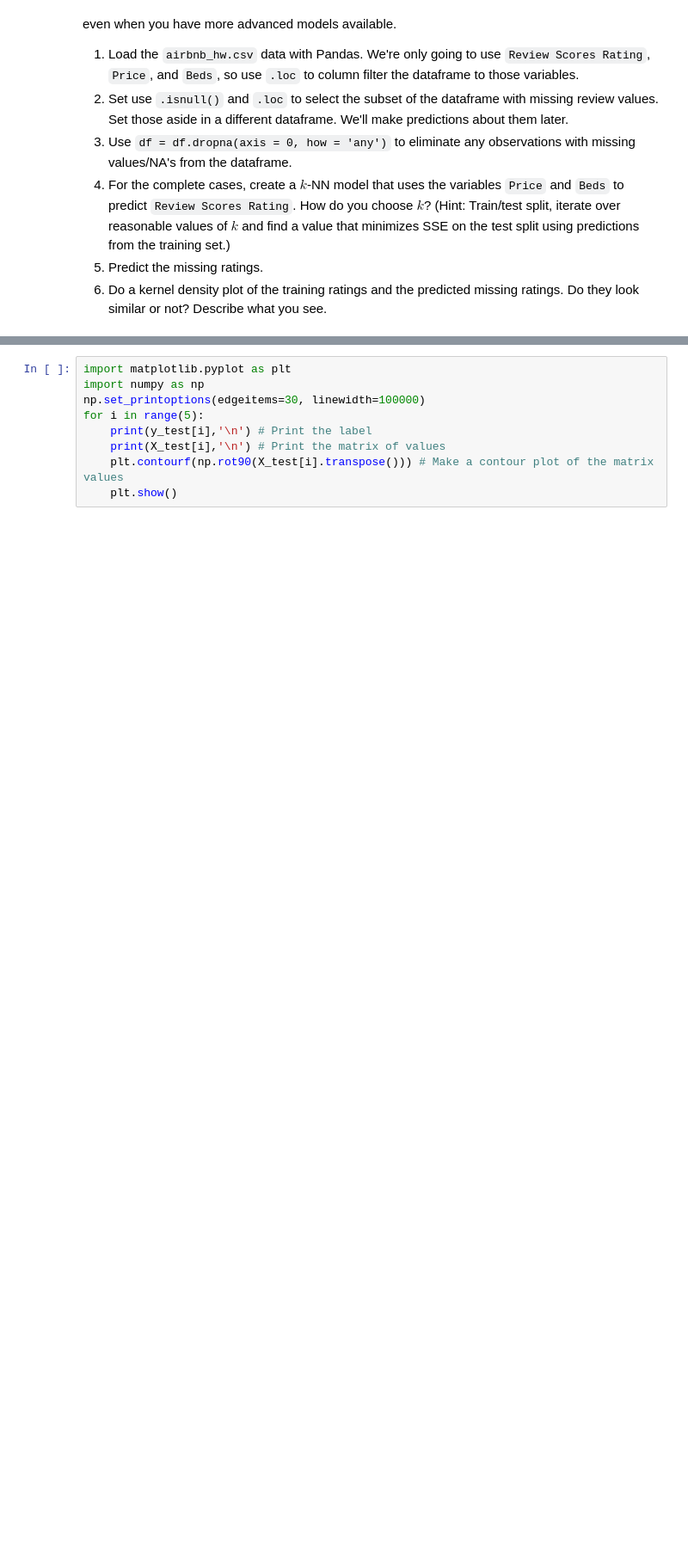
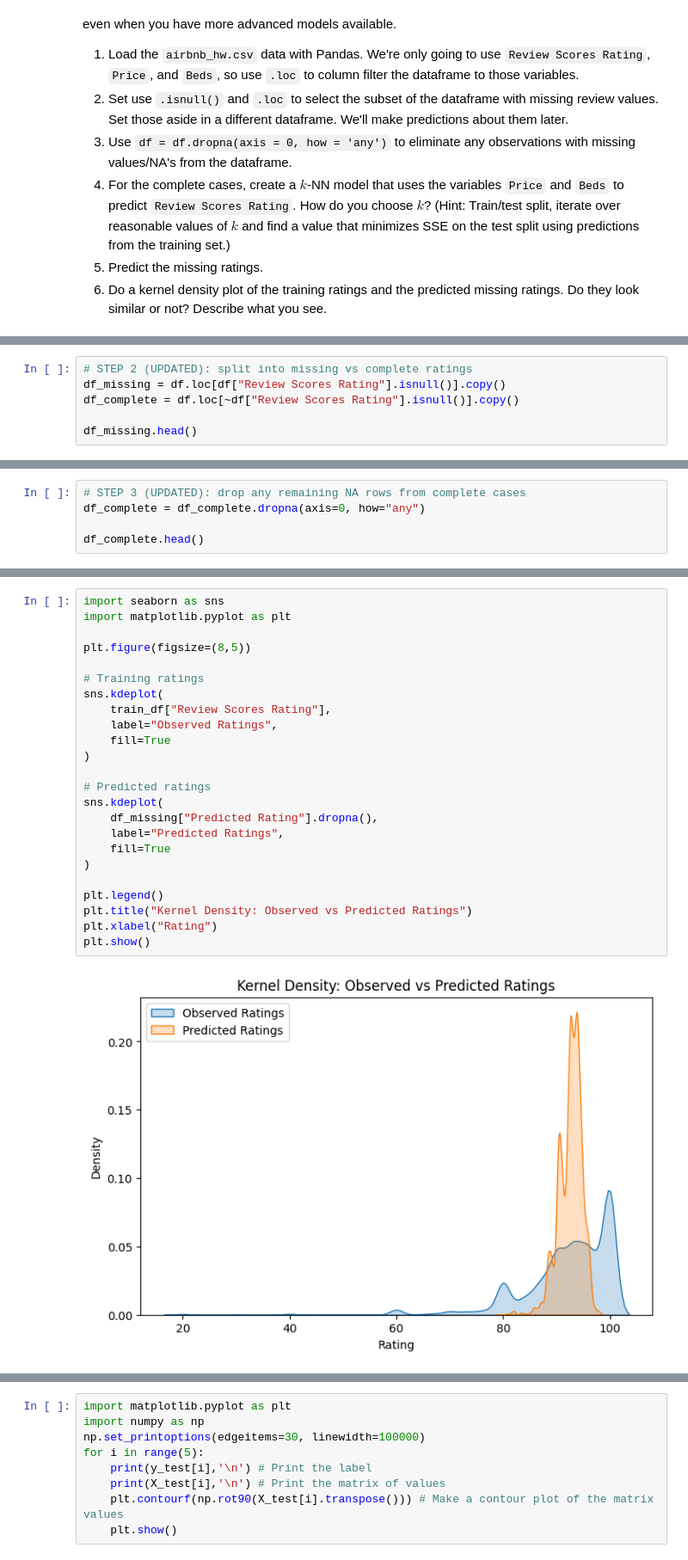
Before and after one commit to dishidhak/DS3021assignment02, a Jupyter notebook: 02_dd_knn.ipynb, the cells around one changed output, grey strips where cells are left out. Shown at 86% size. Cells and saved outputs as stored; diff of their text form; blank space fills up the shorter version.

```diff
--- a/02_dd_knn.ipynb
+++ b/02_dd_knn.ipynb
@@ -417,0 +458,6 @@ There are 30,478 observations, but only 22,155 ratings. We're going to build a k
+# %%
+# STEP 2 (UPDATED): split into missing vs complete ratings
+df_missing = df.loc[df["Review Scores Rating"].isnull()].copy()
+df_complete = df.loc[~df["Review Scores Rating"].isnull()].copy()
+
+df_missing.head()
@@ -417,0 +471,5 @@ There are 30,478 observations, but only 22,155 ratings. We're going to build a k
+# %%
+# STEP 3 (UPDATED): drop any remaining NA rows from complete cases
+df_complete = df_complete.dropna(axis=0, how="any")
+
+df_complete.head()
@@ -417,0 +548,26 @@ There are 30,478 observations, but only 22,155 ratings. We're going to build a k
+# %%
+import seaborn as sns
+import matplotlib.pyplot as plt
+
+plt.figure(figsize=(8,5))
+
+# Training ratings
+sns.kdeplot(
+    train_df["Review Scores Rating"],
+    label="Observed Ratings",
+    fill=True
+)
+
+# Predicted ratings
+sns.kdeplot(
+    df_missing["Predicted Rating"].dropna(),
+    label="Predicted Ratings",
+    fill=True
+)
+
+plt.legend()
+plt.title("Kernel Density: Observed vs Predicted Ratings")
+plt.xlabel("Rating")
+plt.show()
+# %% [output]
+[figure, added]
```
Also changed, not shown: parts of 9 cells of this notebook.
